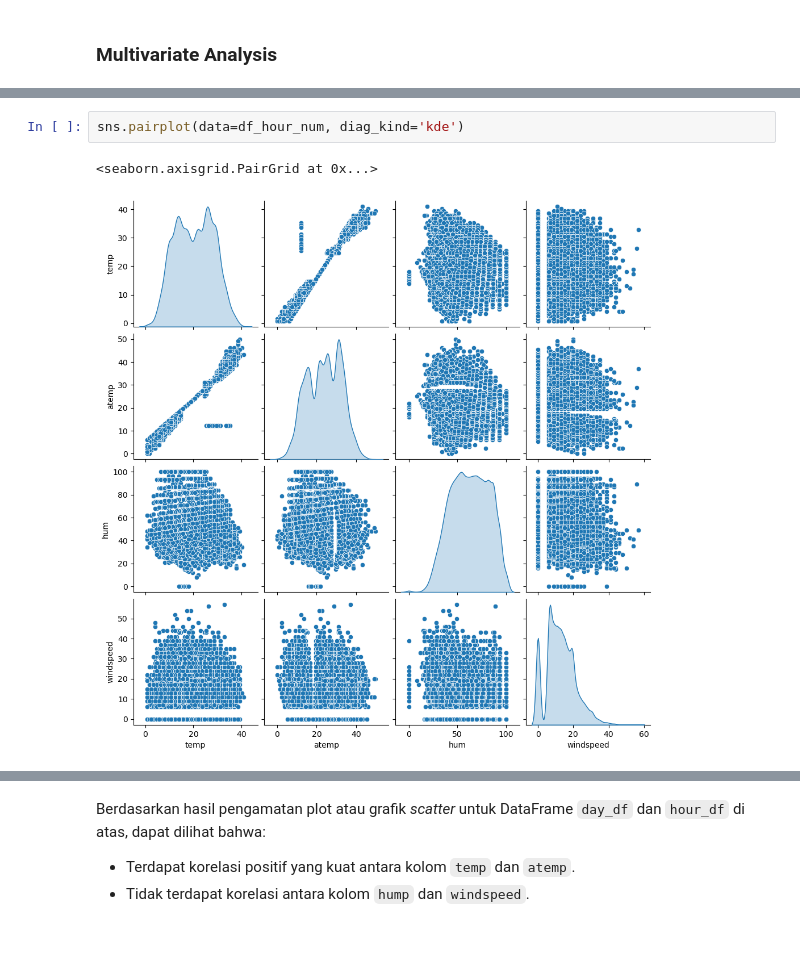
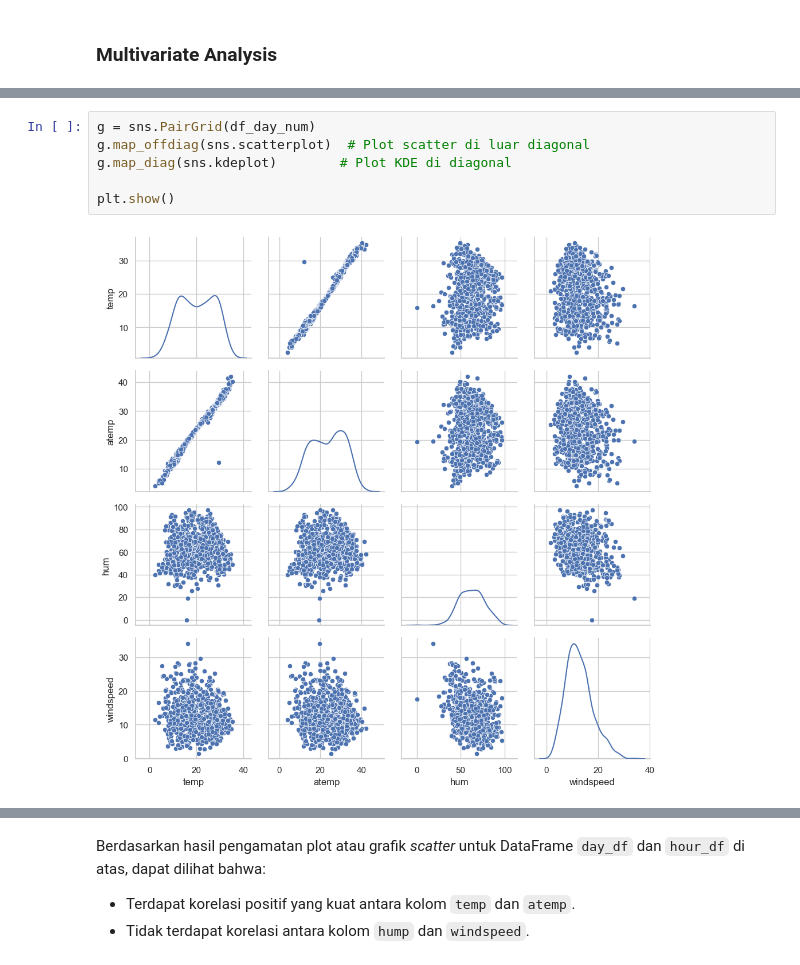
Before and after one commit to daaffalbari/submission-analisis-data, a Jupyter notebook: notebook.ipynb, the cells around one changed output, grey strips where cells are left out. Drawn from its saved outputs; the diff is of its cells as text; blank space fills up the shorter version.

```diff
--- a/notebook.ipynb
+++ b/notebook.ipynb
@@ -449,5 +433,8 @@ sns.pairplot(data=df_day_num, diag_kind='kde')
-# %%
-sns.pairplot(data=df_hour_num, diag_kind='kde')
-# %% [output]
-<seaborn.axisgrid.PairGrid at 0x...>
-[figure, removed]
+# %%
+g = sns.PairGrid(df_day_num)
+g.map_offdiag(sns.scatterplot)  # Plot scatter di luar diagonal
+g.map_diag(sns.kdeplot)        # Plot KDE di diagonal
+
+plt.show()
+# %% [output]
+[figure, added]
```
Also changed, not shown: parts of 45 cells of this notebook, 3 other files.
